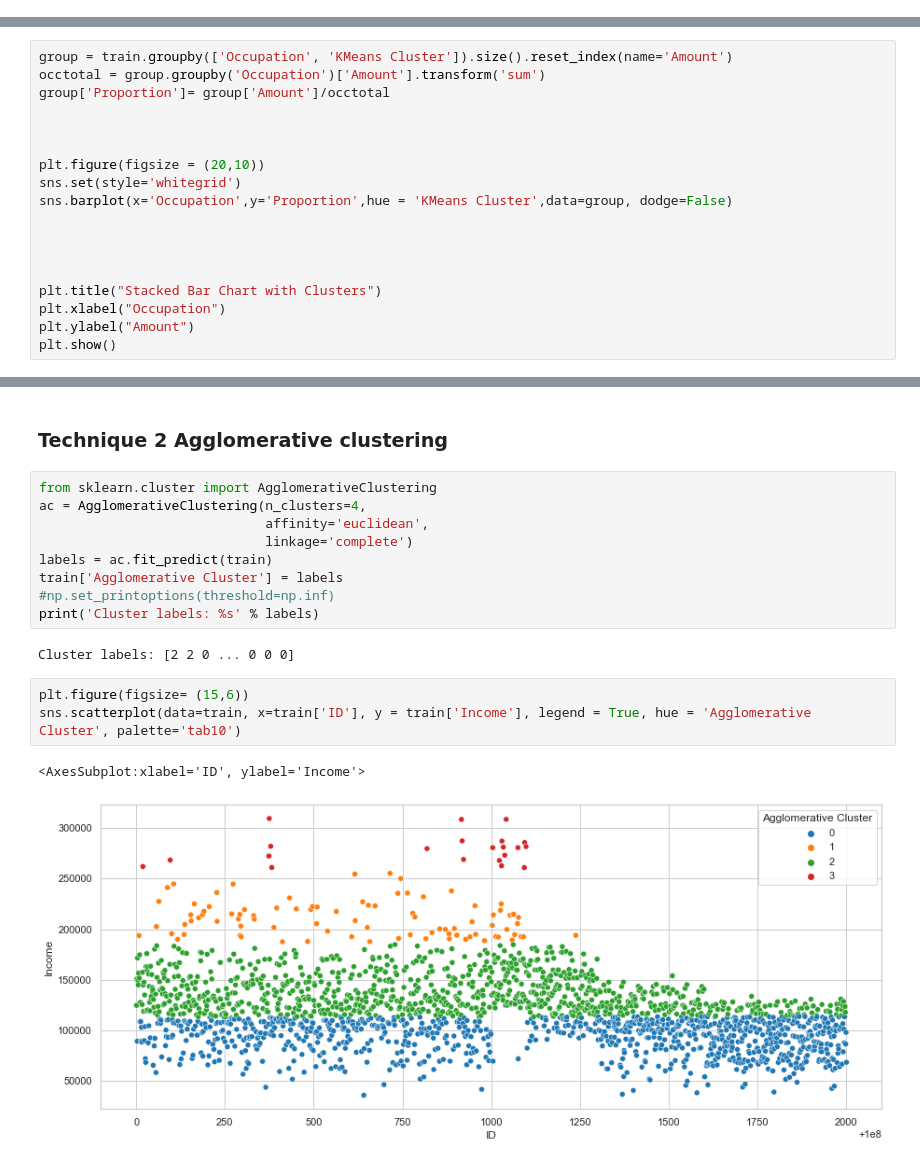
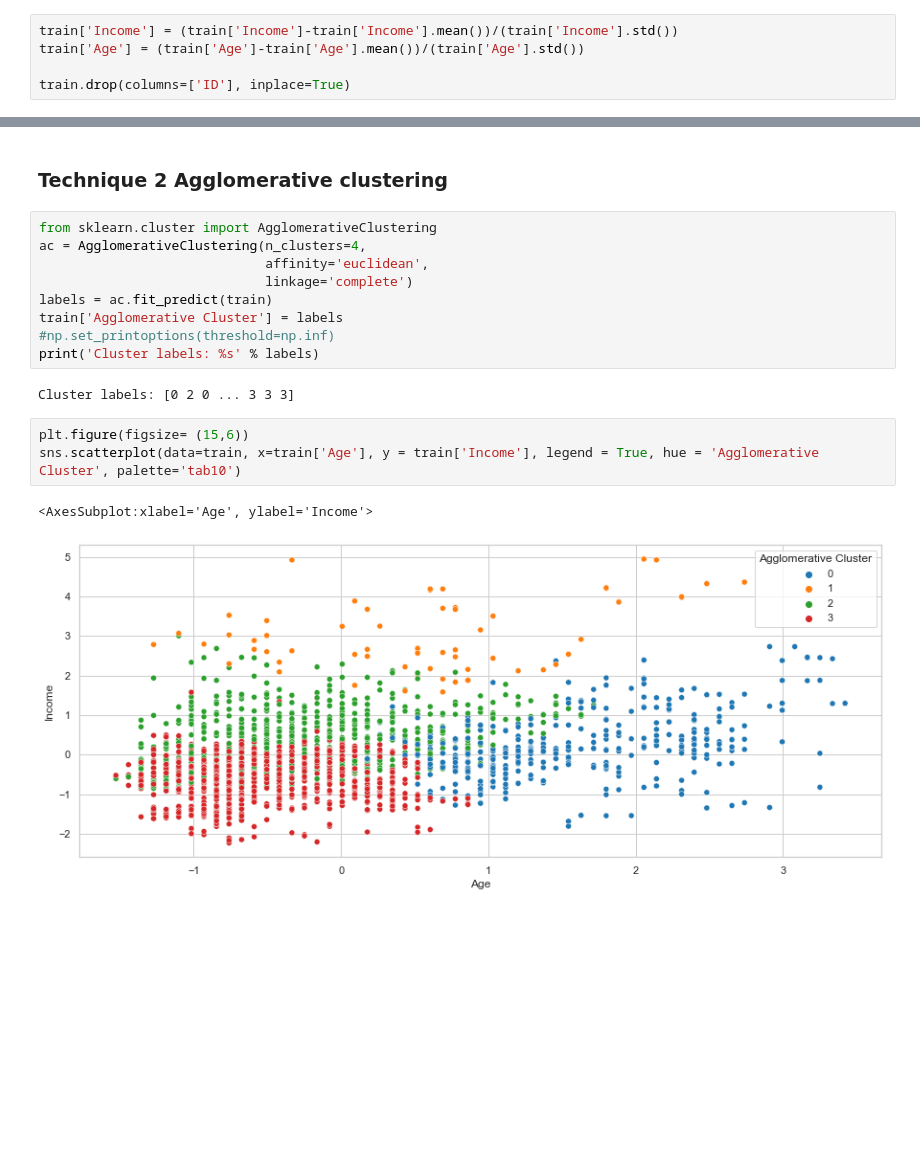
Before and after one commit to SamCairns/BUSA3020, a Jupyter notebook: Assignment3 (1)/Assignment3-S1-2023.ipynb, the cells around one changed output, grey strips where cells are left out. Drawn from its saved outputs; the diff is of its cells as text; blank space fills up the shorter version.

```diff
--- a/Assignment3 (1)/Assignment3-S1-2023.ipynb
+++ b/Assignment3 (1)/Assignment3-S1-2023.ipynb
@@ -131,3 +133,8 @@ ax.set_xticklabels(labels)
+# %%
+train['Income'] = (train['Income']-train['Income'].mean())/(train['Income'].std())
+train['Age'] = (train['Age']-train['Age'].mean())/(train['Age'].std())
+
+train.drop(columns=['ID'], inplace=True)
 # %% [markdown]
 ## Elbowing for k
 # %%
@@ -275,18 +296,0 @@ plt.setp(ax.get_xticklabels(), rotation=0)
-# %%
-group = train.groupby(['Occupation', 'KMeans Cluster']).size().reset_index(name='Amount')
-occtotal = group.groupby('Occupation')['Amount'].transform('sum')
-group['Proportion']= group['Amount']/occtotal
-
-
-
-plt.figure(figsize = (20,10))
-sns.set(style='whitegrid')
-sns.barplot(x='Occupation',y='Proportion',hue = 'KMeans Cluster',data=group, dodge=False)
-
-
-
-
-plt.title("Stacked Bar Chart with Clusters")
-plt.xlabel("Occupation")
-plt.ylabel("Amount")
-plt.show()
@@ -304,13 +306,13 @@ train['Agglomerative Cluster'] = labels
 #np.set_printoptions(threshold=np.inf)
 print('Cluster labels: %s' % labels)
 # %% [output]
-Cluster labels: [2 2 0 ... 0 0 0]
+Cluster labels: [0 2 0 ... 3 3 3]
 # %%
 plt.figure(figsize= (15,6))
-sns.scatterplot(data=train, x=train['ID'], y = train['Income'], legend = True, hue = 'Agglomerative Cluster', palette='tab10')
+sns.scatterplot(data=train, x=train['Age'], y = train['Income'], legend = True, hue = 'Agglomerative Cluster', palette='tab10')
 # %% [output]
-<AxesSubplot:xlabel='ID', ylabel='Income'>
+<AxesSubplot:xlabel='Age', ylabel='Income'>
-[figure, old version]
+[figure, new version]
 # %%
 plt.figure(figsize= (15,6))
 sns.distplot(Cluster_1['Income'])
```
Also changed, not shown: parts of 14 cells of this notebook.
